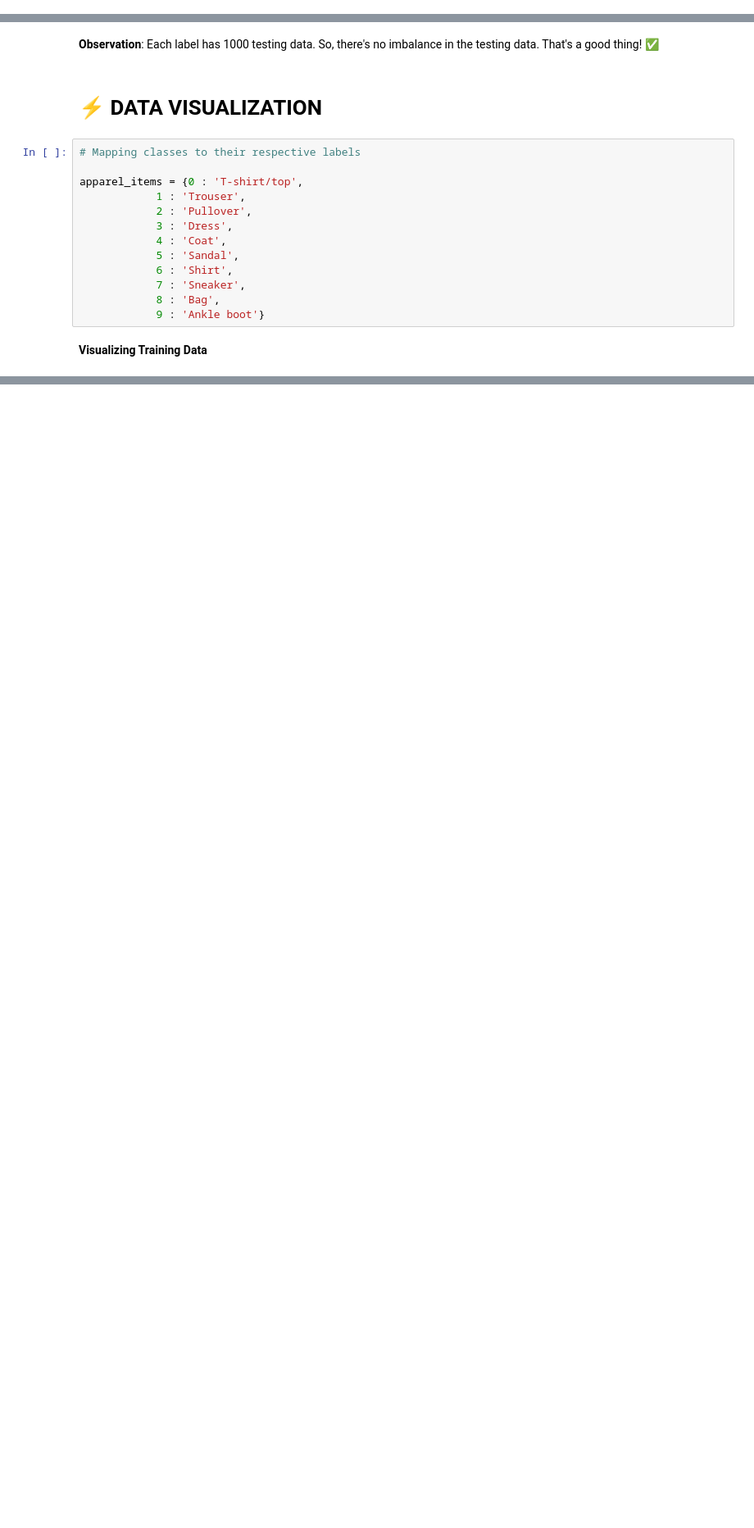
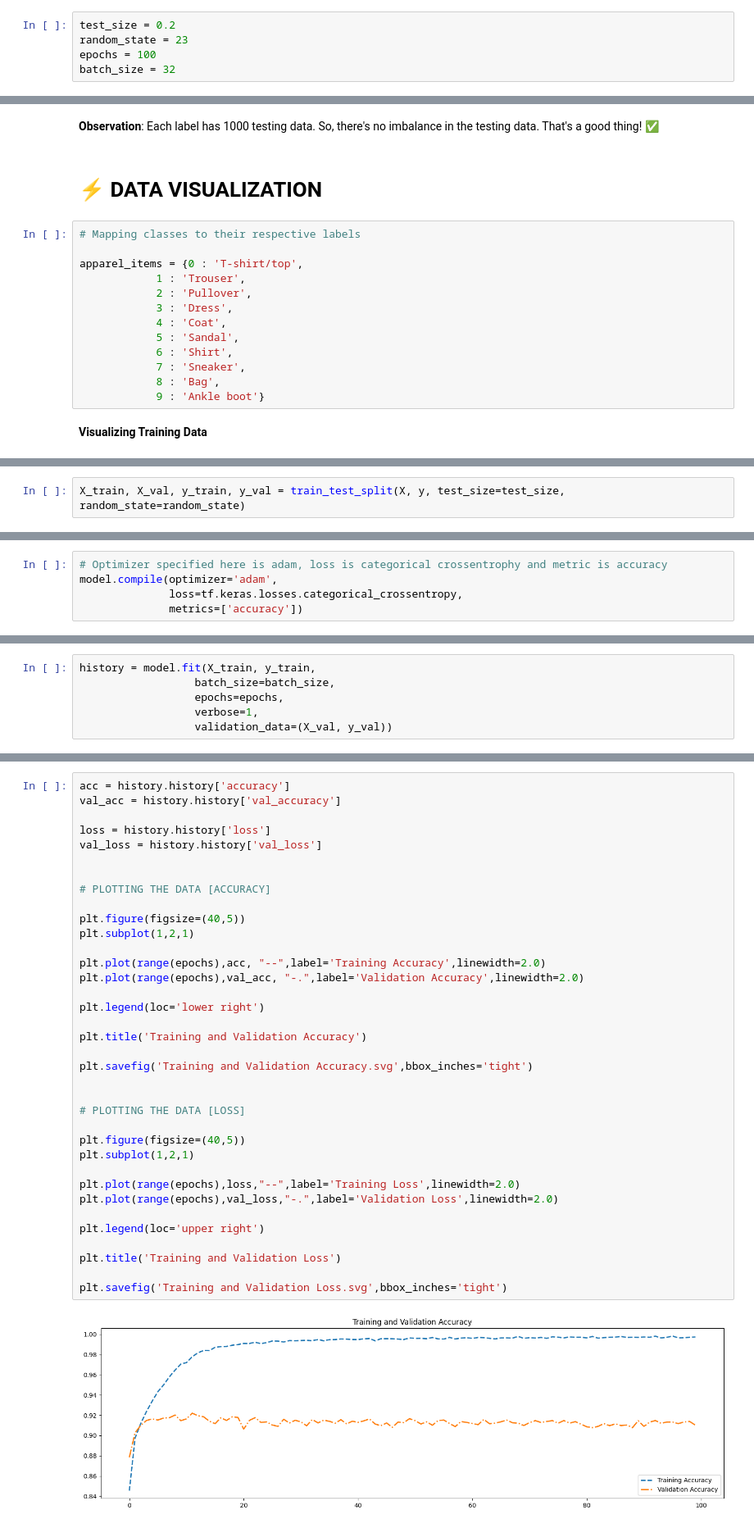
Before and after one commit to fabinahian/NITEX, a Jupyter notebook: fashion-mnist-using-cnn.ipynb, the cells around one changed output, grey strips where cells are left out. Shown at 82% size. Cells and saved outputs as stored; diff of their text form; blank space fills up the shorter version.

```diff
--- a/fashion-mnist-using-cnn.ipynb
+++ b/fashion-mnist-using-cnn.ipynb
@@ -41,3 +58,8 @@ import numpy as np
+# %%
+test_size = 0.2
+random_state = 23
+epochs = 100
+batch_size = 32
 # %% [markdown]
 # ⚡️ DATA ANALYSIS
 # %% [markdown]
@@ -245,0 +277,2 @@ y_test = df_test['label'] # target labels
+# %%
+X_train, X_val, y_train, y_val = train_test_split(X, y, test_size=test_size, random_state=random_state)
@@ -245,0 +328,5 @@ y_test = df_test['label'] # target labels
+# %%
+# Optimizer specified here is adam, loss is categorical crossentrophy and metric is accuracy
+model.compile(optimizer='adam',
+              loss=tf.keras.losses.categorical_crossentropy,
+              metrics=['accuracy'])
@@ -245,0 +335,6 @@ y_test = df_test['label'] # target labels
+# %%
+history = model.fit(X_train, y_train,
+                  batch_size=batch_size,
+                  epochs=epochs,
+                  verbose=1,
+                  validation_data=(X_val, y_val))
@@ -245,0 +377,38 @@ y_test = df_test['label'] # target labels
+# %%
+acc = history.history['accuracy']
+val_acc = history.history['val_accuracy']
+
+loss = history.history['loss']
+val_loss = history.history['val_loss']
+
+
+# PLOTTING THE DATA [ACCURACY]
+
+plt.figure(figsize=(40,5))
+plt.subplot(1,2,1)
+
+plt.plot(range(epochs),acc, "--",label='Training Accuracy',linewidth=2.0)
+plt.plot(range(epochs),val_acc, "-.",label='Validation Accuracy',linewidth=2.0)
+
+plt.legend(loc='lower right')
+
+plt.title('Training and Validation Accuracy')
+
+plt.savefig('Training and Validation Accuracy.svg',bbox_inches='tight')
+
+
+# PLOTTING THE DATA [LOSS]
+
+plt.figure(figsize=(40,5))
+plt.subplot(1,2,1)
+
+plt.plot(range(epochs),loss,"--",label='Training Loss',linewidth=2.0)
+plt.plot(range(epochs),val_loss,"-.",label='Validation Loss',linewidth=2.0)
+
+plt.legend(loc='upper right')
+
+plt.title('Training and Validation Loss')
+
+plt.savefig('Training and Validation Loss.svg',bbox_inches='tight')
+# %% [output]
+[figure, added]
```
Also changed, not shown: parts of 34 cells of this notebook.
